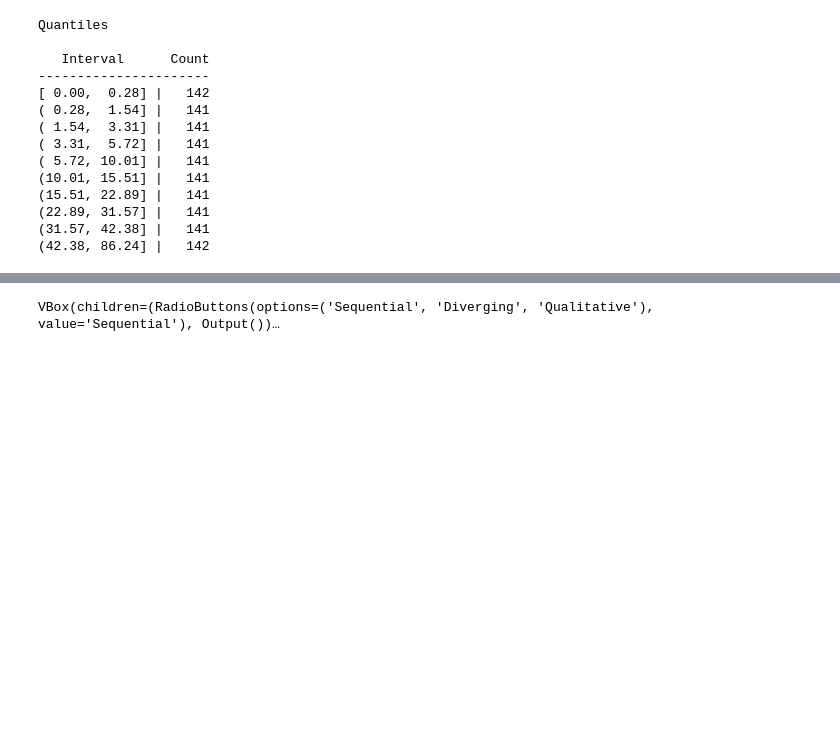
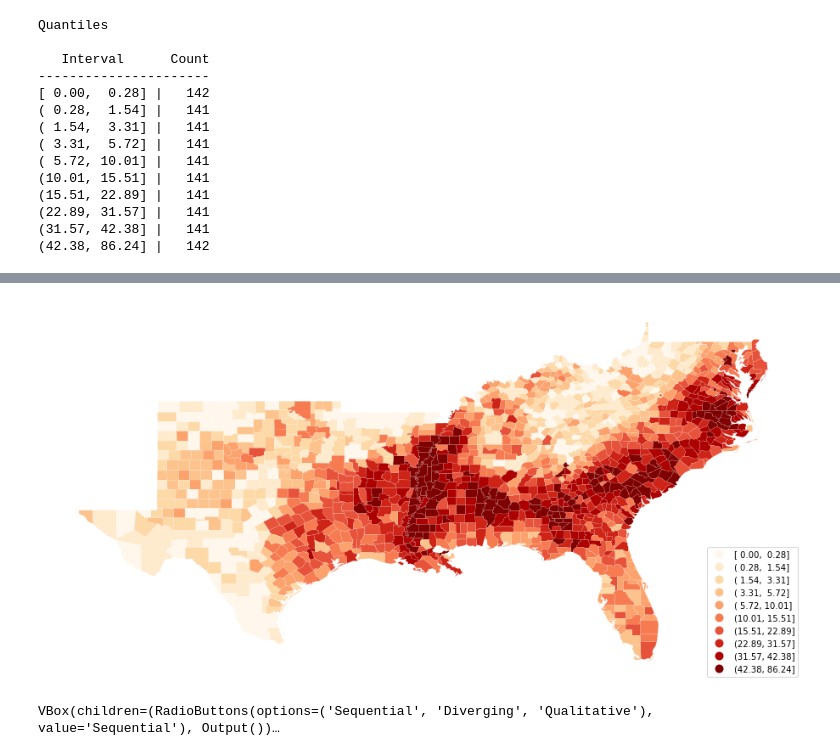
Before and after one commit to pysal/mapclassify, a Jupyter notebook: notebooks/choropleth.ipynb, the cells around one changed output, grey strips where cells are left out. Drawn from its saved outputs; the diff is of its cells as text; code cells hidden in the pictures; blank space fills up the shorter version.

```diff
--- a/notebooks/choropleth.ipynb
+++ b/notebooks/choropleth.ipynb
@@ -49,0 +61,2 @@ plt.show()
+# %%
+mapping = dict([(i,s) for i,s in enumerate(q10.get_legend_classes())])
@@ -50,3 +76,21 @@ plt.show()
+# %%
+def replace_legend_items(legend, mapping):
+    for txt in legend.texts:
+        for k,v in mapping.items():
+            if txt.get_text() == str(k):
+                txt.set_text(v)
+
+import matplotlib.pyplot as plt
+f, ax = plt.subplots(1, figsize=(16, 9))
+gdf.assign(cl=q10.yb).plot(column='cl', categorical=True, \
+        k=10, cmap='OrRd', linewidth=0.1, ax=ax, \
+        edgecolor='white', legend=True,
+                          legend_kwds={'loc': 'lower right'})
+ax.set_axis_off()
+replace_legend_items(ax.get_legend(), mapping)
+plt.show()
+# %% [output]
+[figure, added]
 # %%
 from mapclassify import color
 import mapclassify
```
Also changed, not shown: parts of 6 cells of this notebook.
